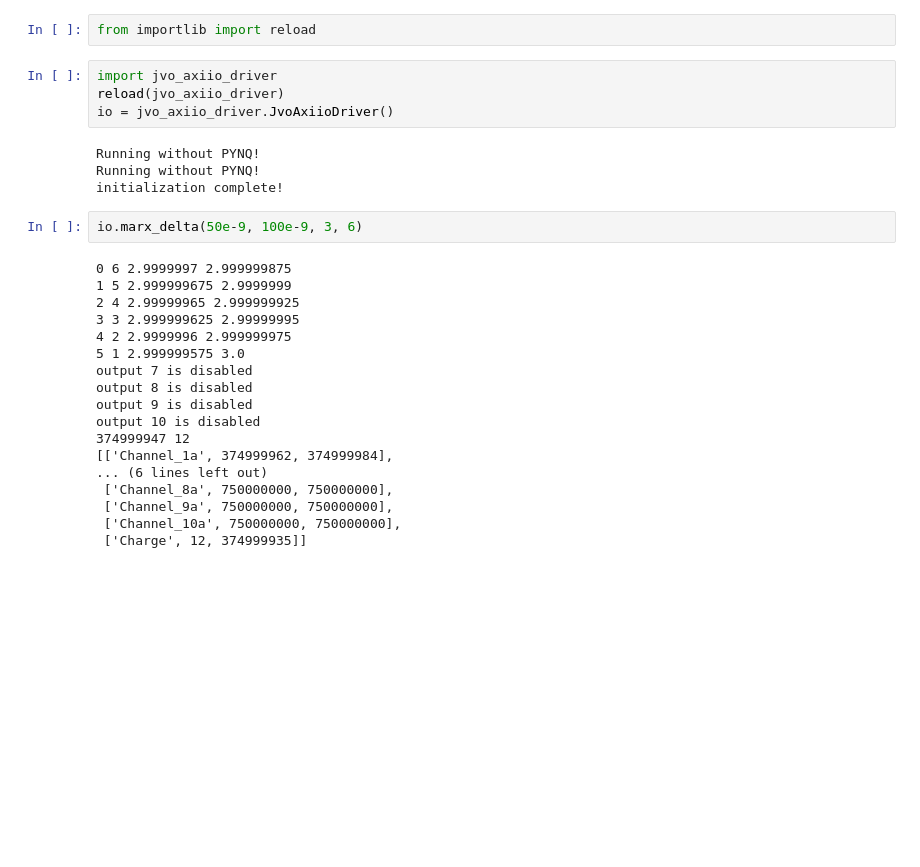
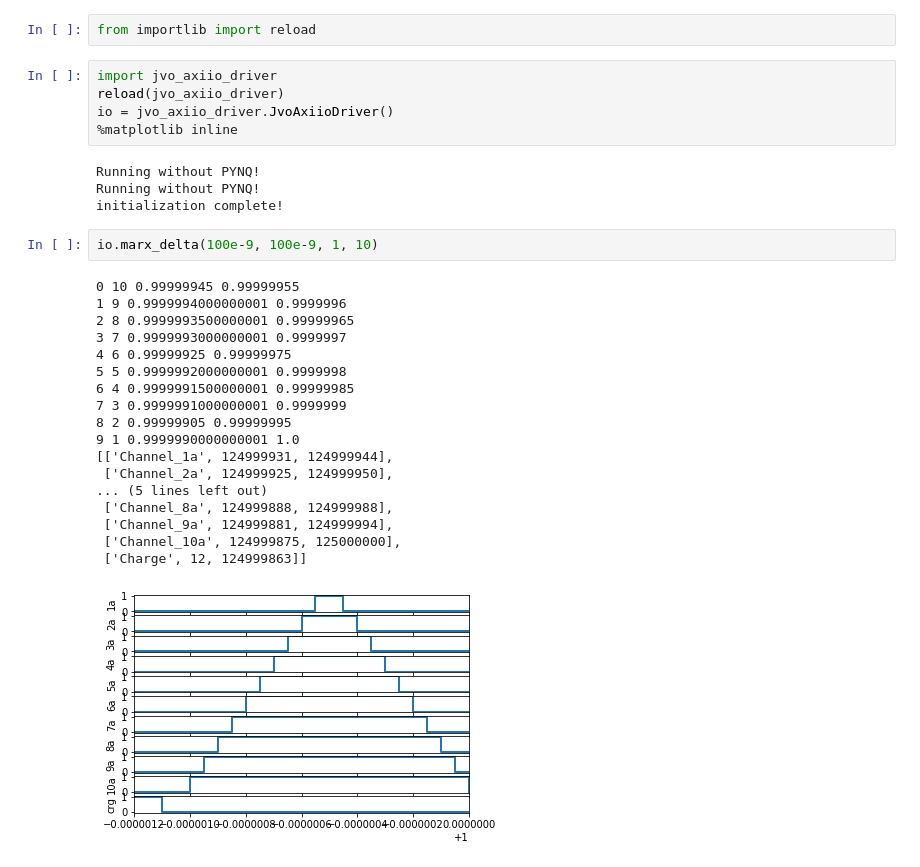
Before and after one commit to JeroenvO/pynq-pulsegen-wrapper, a Jupyter notebook: beun.ipynb, the cells around one changed output. Drawn from its saved outputs; the diff is of its cells as text; blank space fills up the shorter version.

Commit message:
Bugfixes in init, plot and marx_delta.

```diff
--- a/beun.ipynb
+++ b/beun.ipynb
@@ -4,30 +4,32 @@ from importlib import reload
 import jvo_axiio_driver
 reload(jvo_axiio_driver)
 io = jvo_axiio_driver.JvoAxiioDriver()
+%matplotlib inline
 # %% [output]
 Running without PYNQ!
 Running without PYNQ!
 initialization complete!
 # %%
-io.marx_delta(50e-9, 100e-9, 3, 6)
+io.marx_delta(100e-9, 100e-9, 1, 10)
 # %% [output]
-0 6 2.9999997 2.999999875
-1 5 2.999999675 2.9999999
-2 4 2.99999965 2.999999925
-3 3 2.999999625 2.99999995
-4 2 2.9999996 2.999999975
-5 1 2.999999575 3.0
-output 7 is disabled
-output 8 is disabled
-output 9 is disabled
-output 10 is disabled
-374999947 12
-[['Channel_1a', 374999962, 374999984],
-... (6 lines left out)
- ['Channel_8a', 750000000, 750000000],
- ['Channel_9a', 750000000, 750000000],
- ['Channel_10a', 750000000, 750000000],
- ['Charge', 12, 374999935]]
+0 10 0.99999945 0.99999955
+1 9 0.9999994000000001 0.9999996
+2 8 0.9999993500000001 0.99999965
+3 7 0.9999993000000001 0.9999997
+4 6 0.99999925 0.99999975
+5 5 0.9999992000000001 0.9999998
+6 4 0.9999991500000001 0.99999985
+7 3 0.9999991000000001 0.9999999
+8 2 0.99999905 0.99999995
+9 1 0.9999990000000001 1.0
+[['Channel_1a', 124999931, 124999944],
+ ['Channel_2a', 124999925, 124999950],
+... (5 lines left out)
+ ['Channel_8a', 124999888, 124999988],
+ ['Channel_9a', 124999881, 124999994],
+ ['Channel_10a', 124999875, 125000000],
+ ['Charge', 12, 124999863]]
+[figure, added]
 # %%
 io.marx_one(2,1,10,3)
 # %% [output]
```
Also changed, not shown: parts of 5 cells of this notebook, 1 other file.
